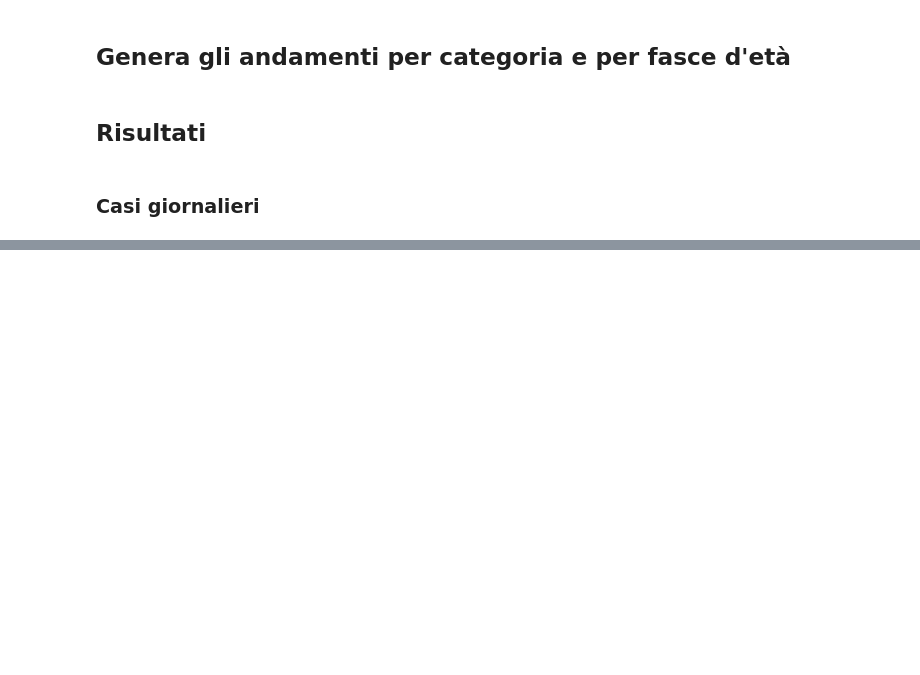
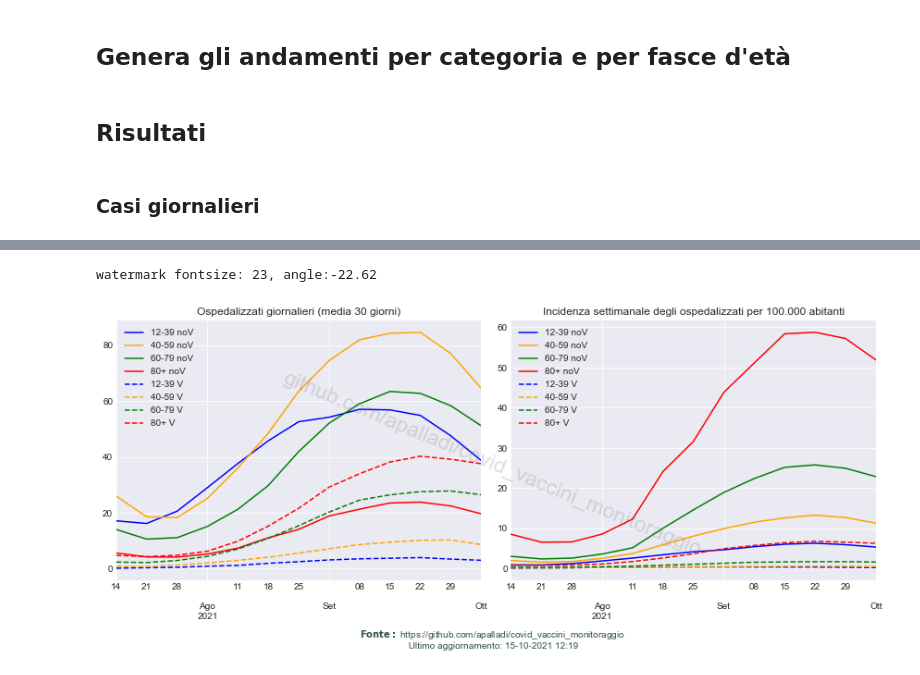
Before and after one commit to apalladi/covid_vaccini_monitoraggio, a Jupyter notebook: scripts/ricava_andamenti_età.ipynb, the cells around one changed output, grey strips where cells are left out. Drawn from its saved outputs; the diff is of its cells as text; code cells hidden in the pictures; blank space fills up the shorter version.

```diff
--- a/scripts/ricava_andamenti_età.ipynb
+++ b/scripts/ricava_andamenti_età.ipynb
@@ -130,0 +145,8 @@ plot_assoluti_incidenza_età(categorie, titoli)
+# %%
+categorie = ['ospedalizzati non vaccinati', 'ospedalizzati vaccinati']
+titoli = ['Ospedalizzati giornalieri (media 30 giorni)', 'Incidenza settimanale degli ospedalizzati per 100.000 abitanti']
+
+plot_assoluti_incidenza_età(categorie, titoli, filename='../risultati/andamento_fasce_età_ospedalizzati.png')
+# %% [output]
+watermark fontsize: 23, angle:-22.62
+[figure, added]
```
Also changed, not shown: parts of 5 cells of this notebook, 4 other files.
